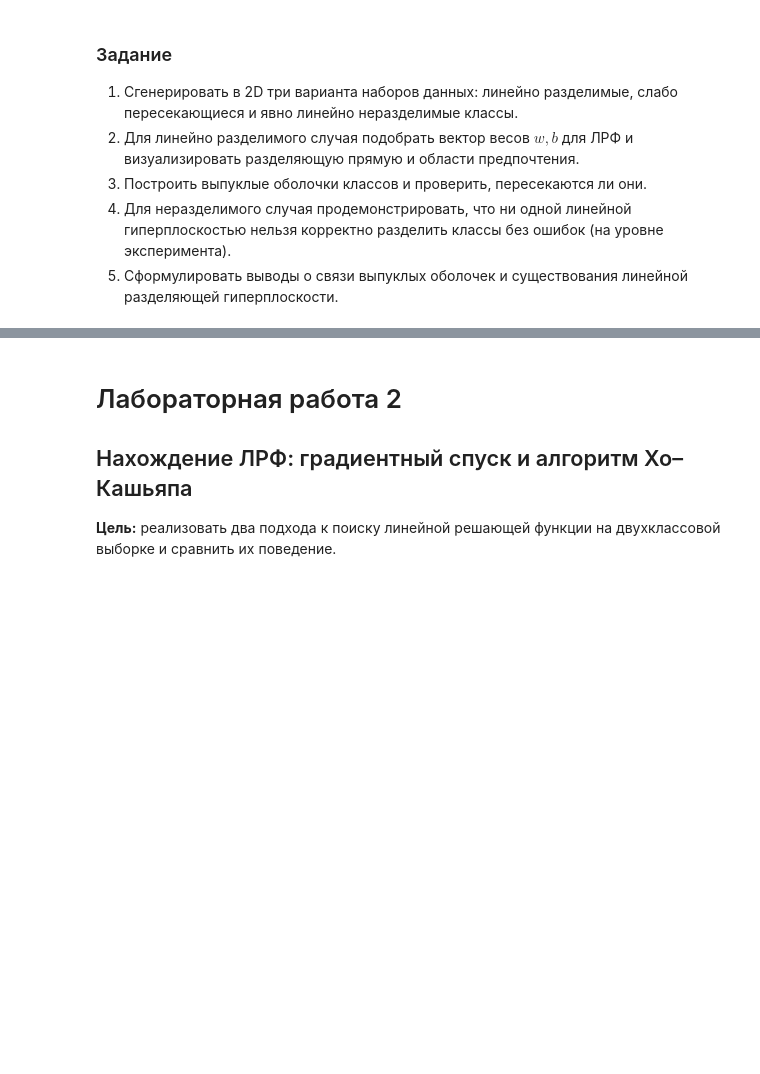
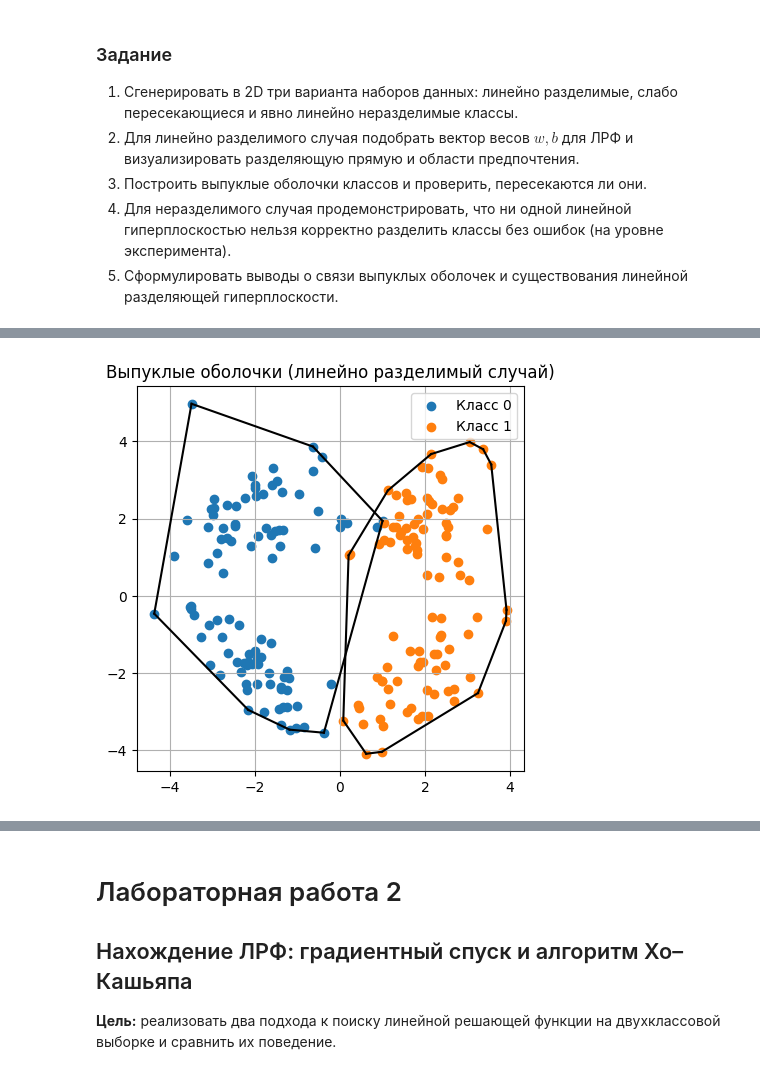
Before and after one commit to QS1lE/ml_image.recognition, a Jupyter notebook: practice3.ipynb, the cells around one changed output, grey strips where cells are left out. Saved outputs shown, nothing was run; the diff lists cells and outputs as text; code cells hidden in the pictures; blank space fills up the shorter version.

```diff
--- a/practice3.ipynb
+++ b/practice3.ipynb
@@ -88,3 +129,26 @@ plot_linear_decision_boundary(X_lin, y_lin, w_example, b_example,
+# %%
+def plot_convex_hulls(X, y, title="Выпуклые оболочки классов", ax=None):
+    """Визуализация выпуклых оболочек классов."""
+    if ax is None:
+        plt.figure(figsize=(5, 5))
+        ax = plt.gca()
+
+    for cls in np.unique(y):
+        Xc = X[y == cls]
+        ax.scatter(Xc[:, 0], Xc[:, 1], label=f"Класс {cls}")
+        if len(Xc) >= 3:
+            hull = ConvexHull(Xc)
+            for simplex in hull.simplices:
+                ax.plot(Xc[simplex, 0], Xc[simplex, 1], 'k-')
+    ax.legend()
+    ax.set_title(title)
+    ax.grid(True)
+    if ax is plt.gca():
+        plt.show()
+
+plot_convex_hulls(X_lin, y_lin, title="Выпуклые оболочки (линейно разделимый случай)")
+# %% [output]
+[figure, added]
 # %%
 def plot_convex_hulls(X, y, title="Выпуклые оболочки"):
     plt.figure(figsize=(5, 5))
```
Also changed, not shown: parts of 14 cells of this notebook, 1 other file.
